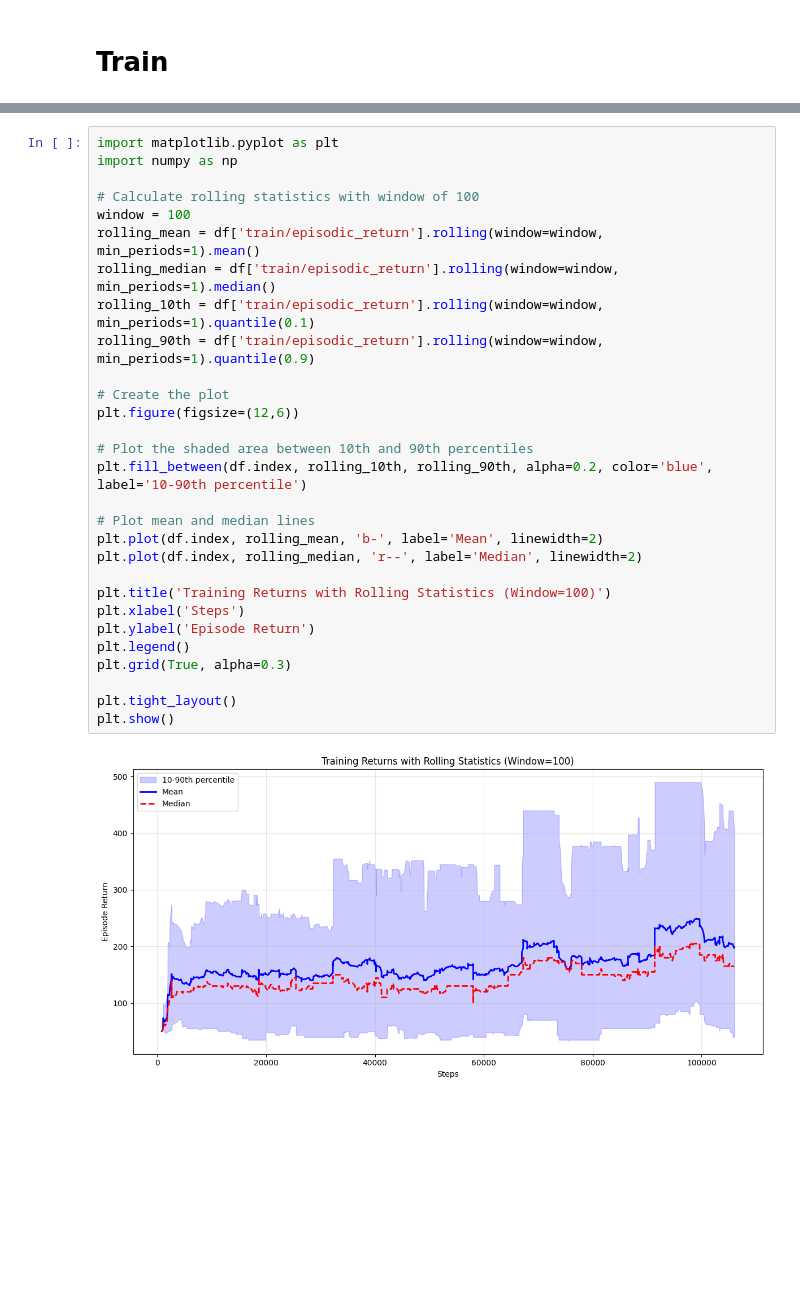
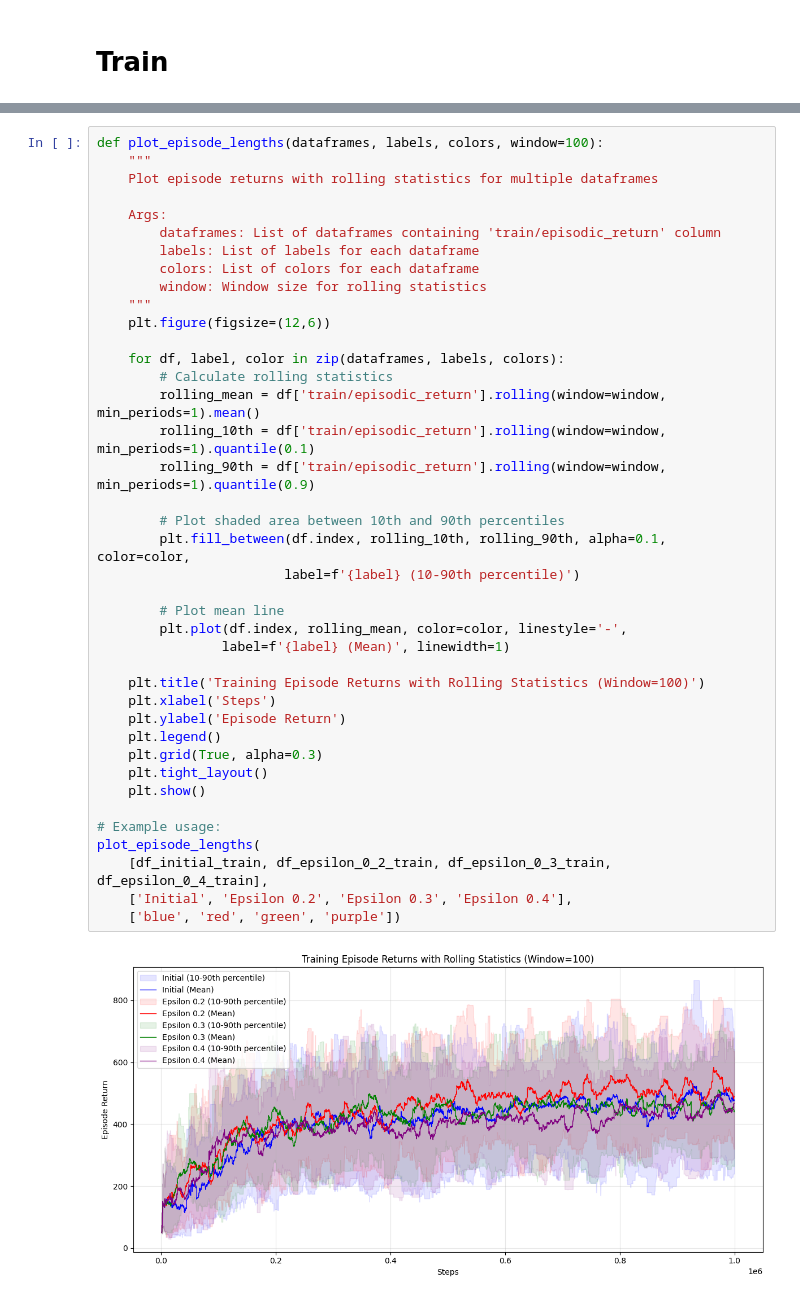
Before and after one commit to florinbarbisch/rle-assginment, a Jupyter notebook: eval.ipynb, the cells around one changed output, grey strips where cells are left out. Saved outputs shown, nothing was run; the diff lists cells and outputs as text; blank space fills up the shorter version.

```diff
--- a/eval.ipynb
+++ b/eval.ipynb
@@ -218,31 +269,42 @@ df.shape: (1223, 3)
 # %%
-import matplotlib.pyplot as plt
-import numpy as np
+def plot_episode_lengths(dataframes, labels, colors, window=100):
+    """
+    Plot episode returns with rolling statistics for multiple dataframes
 
-# Calculate rolling statistics with window of 100
-window = 100
-rolling_mean = df['train/episodic_return'].rolling(window=window, min_periods=1).mean()
-rolling_median = df['train/episodic_return'].rolling(window=window, min_periods=1).median()
-rolling_10th = df['train/episodic_return'].rolling(window=window, min_periods=1).quantile(0.1)
-rolling_90th = df['train/episodic_return'].rolling(window=window, min_periods=1).quantile(0.9)
+    Args:
+        dataframes: List of dataframes containing 'train/episodic_return' column
+        labels: List of labels for each dataframe
+        colors: List of colors for each dataframe
+        window: Window size for rolling statistics
+    """
+    plt.figure(figsize=(12,6))
 
-# Create the plot
-plt.figure(figsize=(12,6))
+    for df, label, color in zip(dataframes, labels, colors):
+        # Calculate rolling statistics
+        rolling_mean = df['train/episodic_return'].rolling(window=window, min_periods=1).mean()
+        rolling_10th = df['train/episodic_return'].rolling(window=window, min_periods=1).quantile(0.1)
+        rolling_90th = df['train/episodic_return'].rolling(window=window, min_periods=1).quantile(0.9)
 
-# Plot the shaded area between 10th and 90th percentiles
-plt.fill_between(df.index, rolling_10th, rolling_90th, alpha=0.2, color='blue', label='10-90th percentile')
+        # Plot shaded area between 10th and 90th percentiles
+        plt.fill_between(df.index, rolling_10th, rolling_90th, alpha=0.1, color=color,
+                        label=f'{label} (10-90th percentile)')
 
-# Plot mean and median lines
-plt.plot(df.index, rolling_mean, 'b-', label='Mean', linewidth=2)
-plt.plot(df.index, rolling_median, 'r--', label='Median', linewidth=2)
+        # Plot mean line
+        plt.plot(df.index, rolling_mean, color=color, linestyle='-',
+                label=f'{label} (Mean)', linewidth=1)
 
-plt.title('Training Returns with Rolling Statistics (Window=100)')
-plt.xlabel('Steps')
-plt.ylabel('Episode Return')
-plt.legend()
-plt.grid(True, alpha=0.3)
+    plt.title('Training Episode Returns with Rolling Statistics (Window=100)')
+    plt.xlabel('Steps')
+    plt.ylabel('Episode Return')
+    plt.legend()
+    plt.grid(True, alpha=0.3)
+    plt.tight_layout()
+    plt.show()
 
-plt.tight_layout()
-plt.show()
+# Example usage:
+plot_episode_lengths(
+    [df_initial_train, df_epsilon_0_2_train, df_epsilon_0_3_train, df_epsilon_0_4_train],
+    ['Initial', 'Epsilon 0.2', 'Epsilon 0.3', 'Epsilon 0.4'],
+    ['blue', 'red', 'green', 'purple'])
 # %% [output]
-[figure, old version]
+[figure, new version]
```
Also changed, not shown: parts of 3 cells of this notebook.
